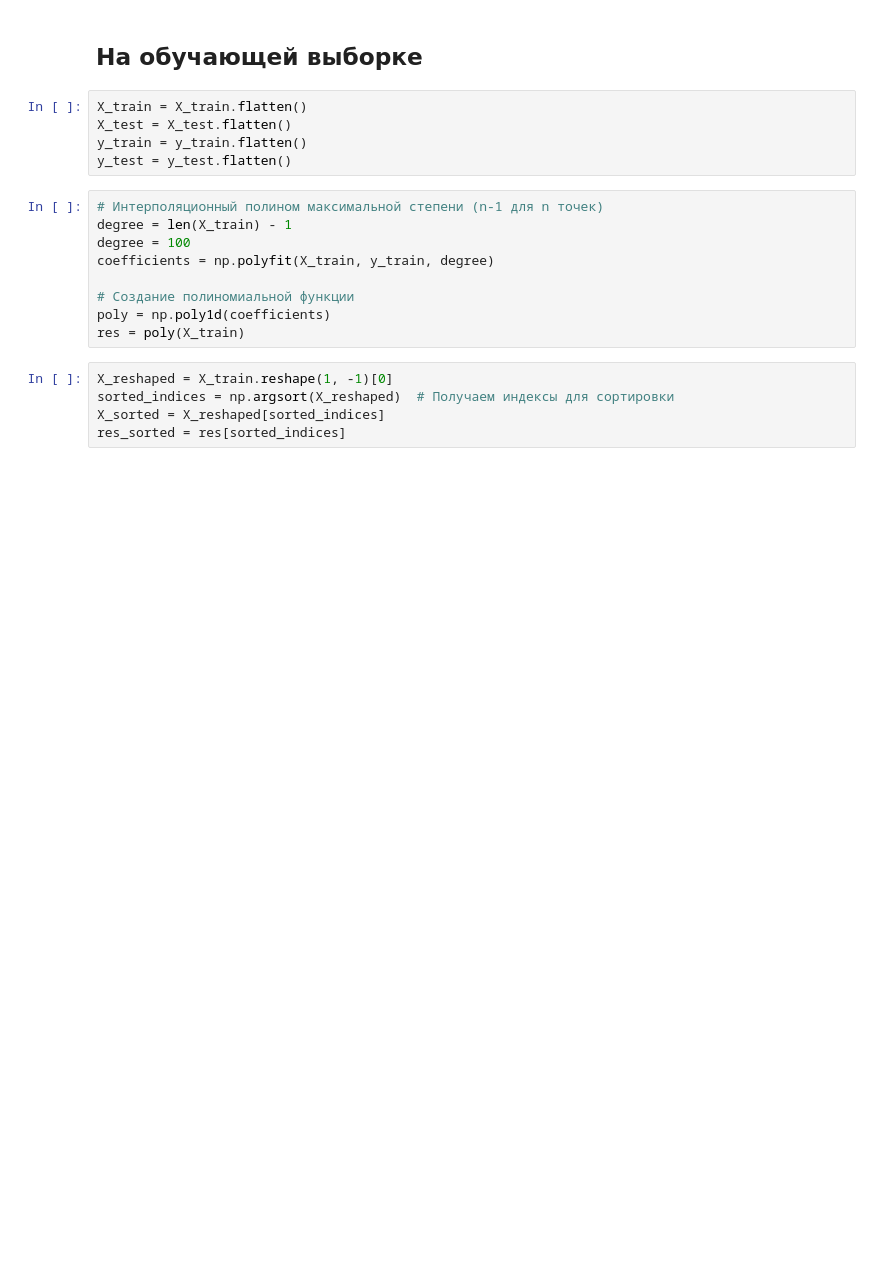
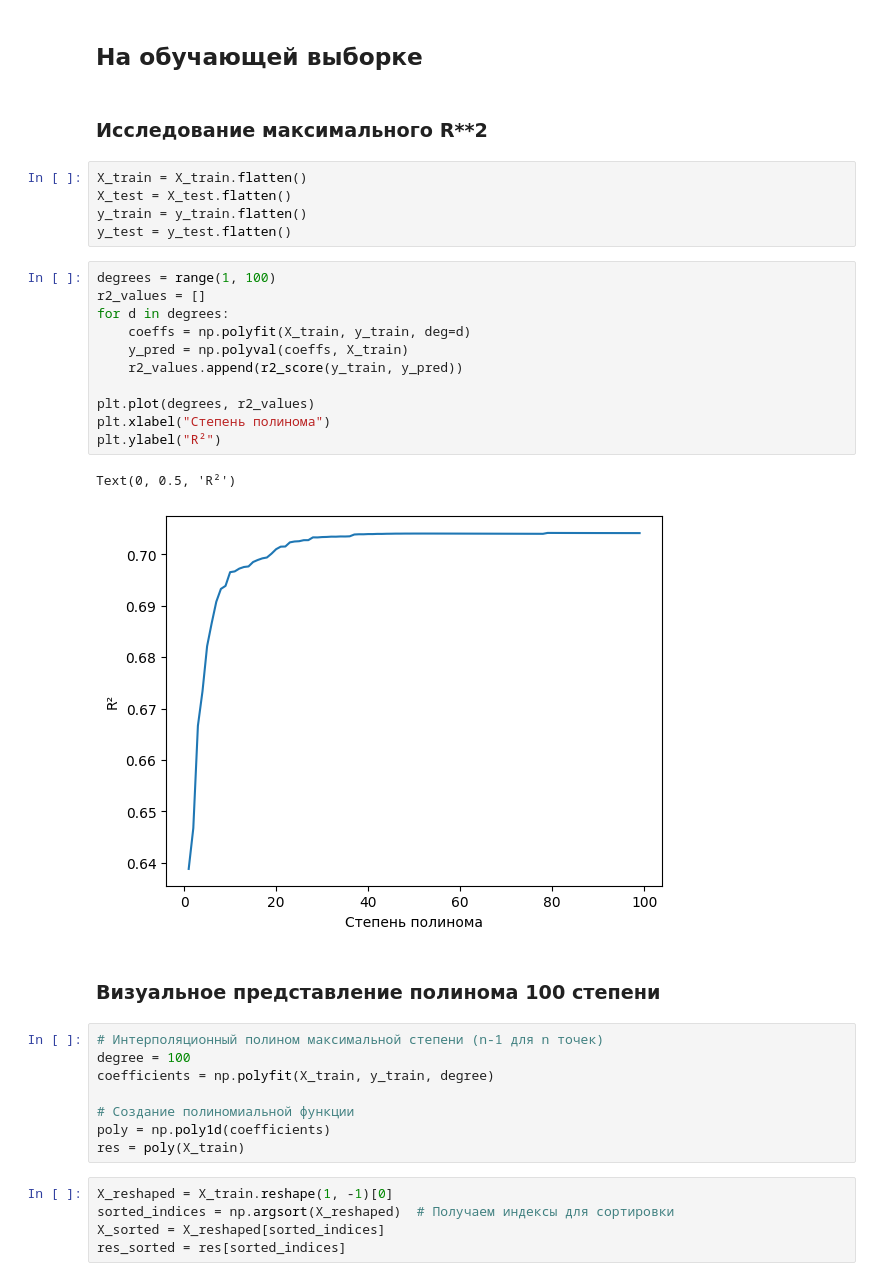
Before and after one commit to AnfimovAleksandr/mag_diploma, a Jupyter notebook: Полином.ipynb, the cells around one changed output. Drawn from its saved outputs; the diff is of its cells as text; blank space fills up the shorter version.

Commit message:
Добавил исследование максимума R**2 через полиномиальную регрессию

```diff
--- a/Полином.ipynb
+++ b/Полином.ipynb
@@ -63,14 +64,31 @@ n_samples_test = X_test.shape[0]
 # Строим полином
 # %% [markdown]
 ## На обучающей выборке
+# %% [markdown]
+### Исследование максимального R**2
 # %%
 X_train = X_train.flatten()
 X_test = X_test.flatten()
 y_train = y_train.flatten()
 y_test = y_test.flatten()
+# %%
+degrees = range(1, 100)
+r2_values = []
+for d in degrees:
+    coeffs = np.polyfit(X_train, y_train, deg=d)
+    y_pred = np.polyval(coeffs, X_train)
+    r2_values.append(r2_score(y_train, y_pred))
+
+plt.plot(degrees, r2_values)
+plt.xlabel("Степень полинома")
+plt.ylabel("R²")
+# %% [output]
+Text(0, 0.5, 'R²')
+[figure, added]
+# %% [markdown]
+### Визуальное представление полинома 100 степени
 # %%
 # Интерполяционный полином максимальной степени (n-1 для n точек)
-degree = len(X_train) - 1
 degree = 100
 coefficients = np.polyfit(X_train, y_train, degree)
 
```
Also changed, not shown: parts of 5 cells of this notebook, 1 other file.
